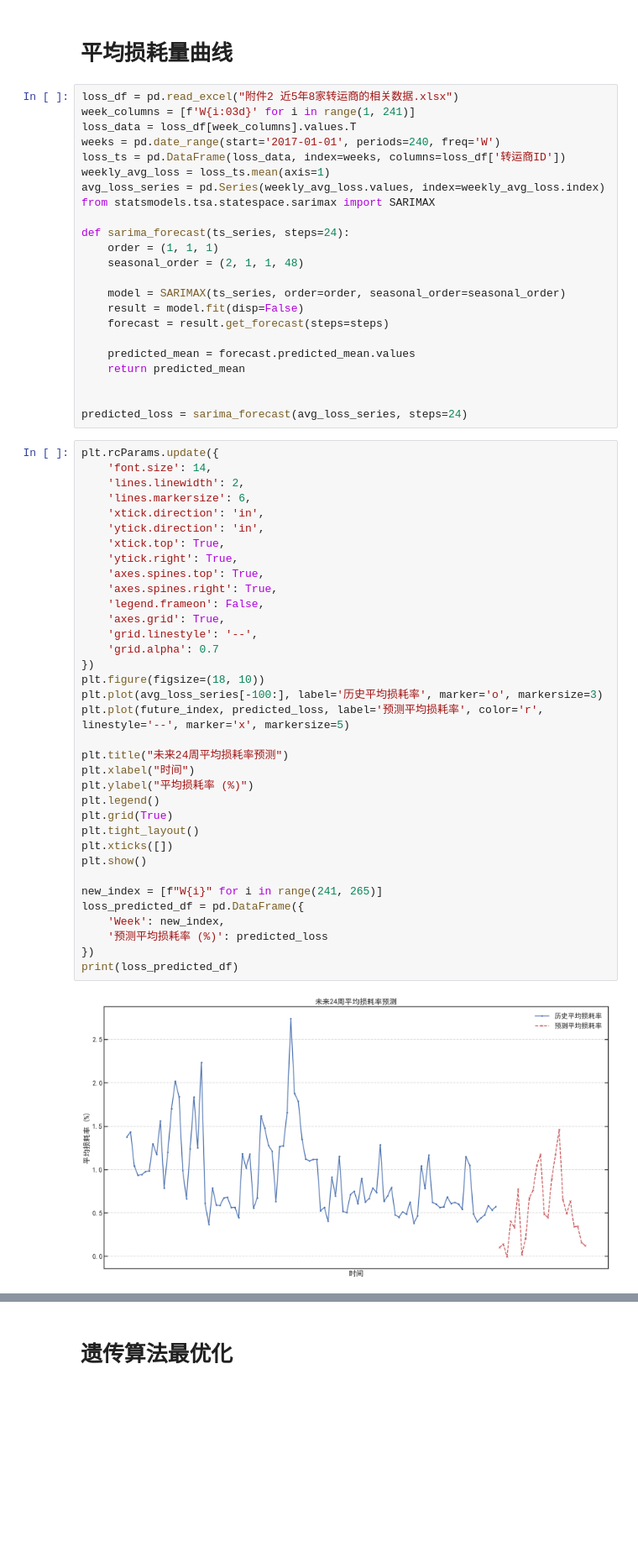
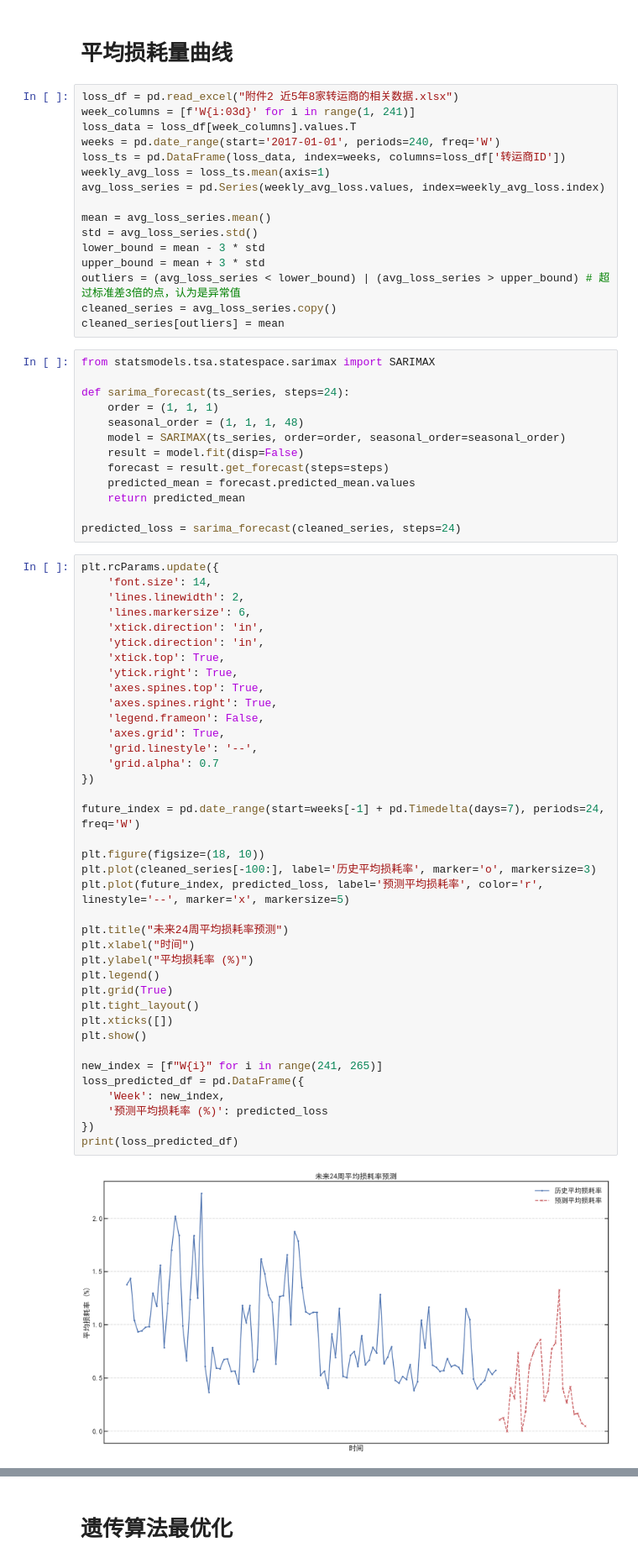
Before and after one commit to XingjianLee/2025-CUMCM2021C, a Jupyter notebook: 问题二.ipynb, the cells around one changed output, grey strips where cells are left out. Shown at 84% size. Cells and saved outputs as stored; diff of their text form; blank space fills up the shorter version.

```diff
--- a/问题二.ipynb
+++ b/问题二.ipynb
@@ -224,21 +240,27 @@ weeks = pd.date_range(start='2017-01-01', periods=240, freq='W')
 loss_ts = pd.DataFrame(loss_data, index=weeks, columns=loss_df['转运商ID'])
 weekly_avg_loss = loss_ts.mean(axis=1)
 avg_loss_series = pd.Series(weekly_avg_loss.values, index=weekly_avg_loss.index)
-from statsmodels.tsa.statespace.sarimax import SARIMAX
 
-def sarima_forecast(ts_series, steps=24):
-    order = (1, 1, 1)
-    seasonal_order = (2, 1, 1, 48)
-
-    model = SARIMAX(ts_series, order=order, seasonal_order=seasonal_order)
-    result = model.fit(disp=False)
-    forecast = result.get_forecast(steps=steps)
-
-    predicted_mean = forecast.predicted_mean.values
-    return predicted_mean
-
-
-predicted_loss = sarima_forecast(avg_loss_series, steps=24)
+mean = avg_loss_series.mean()
+std = avg_loss_series.std()
+lower_bound = mean - 3 * std
+upper_bound = mean + 3 * std
+outliers = (avg_loss_series < lower_bound) | (avg_loss_series > upper_bound) # 超过标准差3倍的点，认为是异常值
+cleaned_series = avg_loss_series.copy()
+cleaned_series[outliers] = mean
+# %%
+from statsmodels.tsa.statespace.sarimax import SARIMAX
+
+def sarima_forecast(ts_series, steps=24):
+    order = (1, 1, 1)
+    seasonal_order = (1, 1, 1, 48)
+    model = SARIMAX(ts_series, order=order, seasonal_order=seasonal_order)
+    result = model.fit(disp=False)
+    forecast = result.get_forecast(steps=steps)
+    predicted_mean = forecast.predicted_mean.values
+    return predicted_mean
+
+predicted_loss = sarima_forecast(cleaned_series, steps=24)
 # %%
 plt.rcParams.update({
     'font.size': 14,
@@ -247,33 +269,36 @@ plt.rcParams.update({
     'xtick.direction': 'in',
     'ytick.direction': 'in',
     'xtick.top': True,
     'ytick.right': True,
     'axes.spines.top': True,
     'axes.spines.right': True,
     'legend.frameon': False,
     'axes.grid': True,
     'grid.linestyle': '--',
     'grid.alpha': 0.7
 })
+
+future_index = pd.date_range(start=weeks[-1] + pd.Timedelta(days=7), periods=24, freq='W')
+
 plt.figure(figsize=(18, 10))
-plt.plot(avg_loss_series[-100:], label='历史平均损耗率', marker='o', markersize=3)
+plt.plot(cleaned_series[-100:], label='历史平均损耗率', marker='o', markersize=3)
 plt.plot(future_index, predicted_loss, label='预测平均损耗率', color='r', linestyle='--', marker='x', markersize=5)
 
 plt.title("未来24周平均损耗率预测")
 plt.xlabel("时间")
 plt.ylabel("平均损耗率 (%)")
 plt.legend()
 plt.grid(True)
 plt.tight_layout()
 plt.xticks([])
 plt.show()
 
 new_index = [f"W{i}" for i in range(241, 265)]
 loss_predicted_df = pd.DataFrame({
     'Week': new_index,
     '预测平均损耗率 (%)': predicted_loss
 })
 print(loss_predicted_df)
 # %% [output]
-[figure, old version]
+[figure, new version]
     Week  预测平均损耗率 (%)
```
Also changed, not shown: parts of 20 cells of this notebook, 6 other files.
